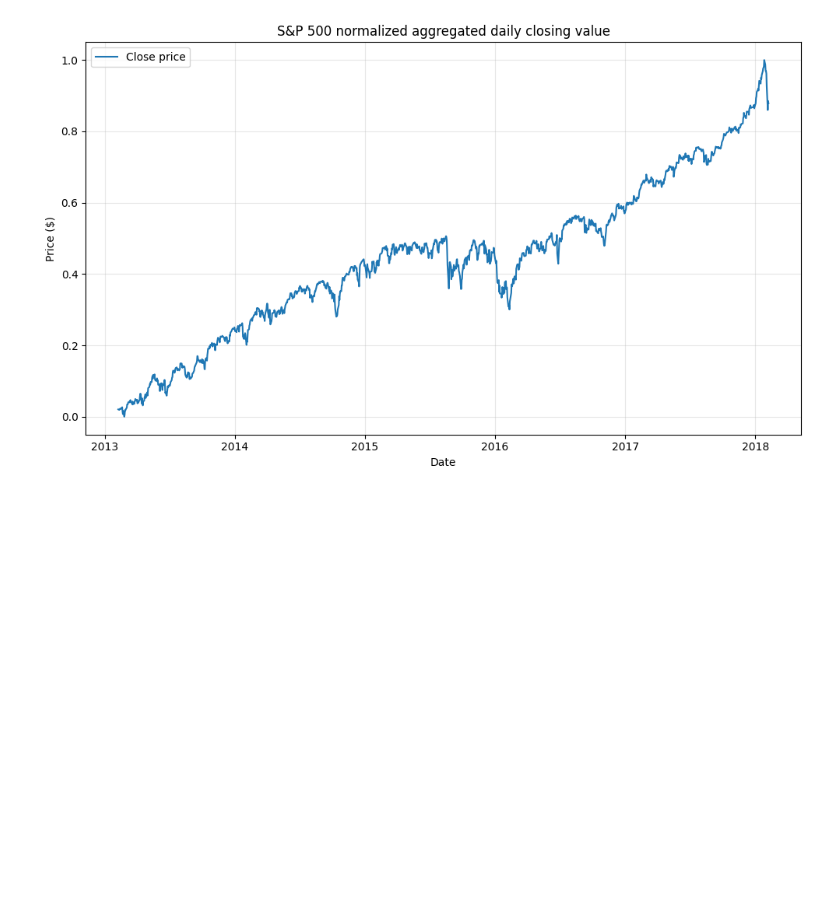
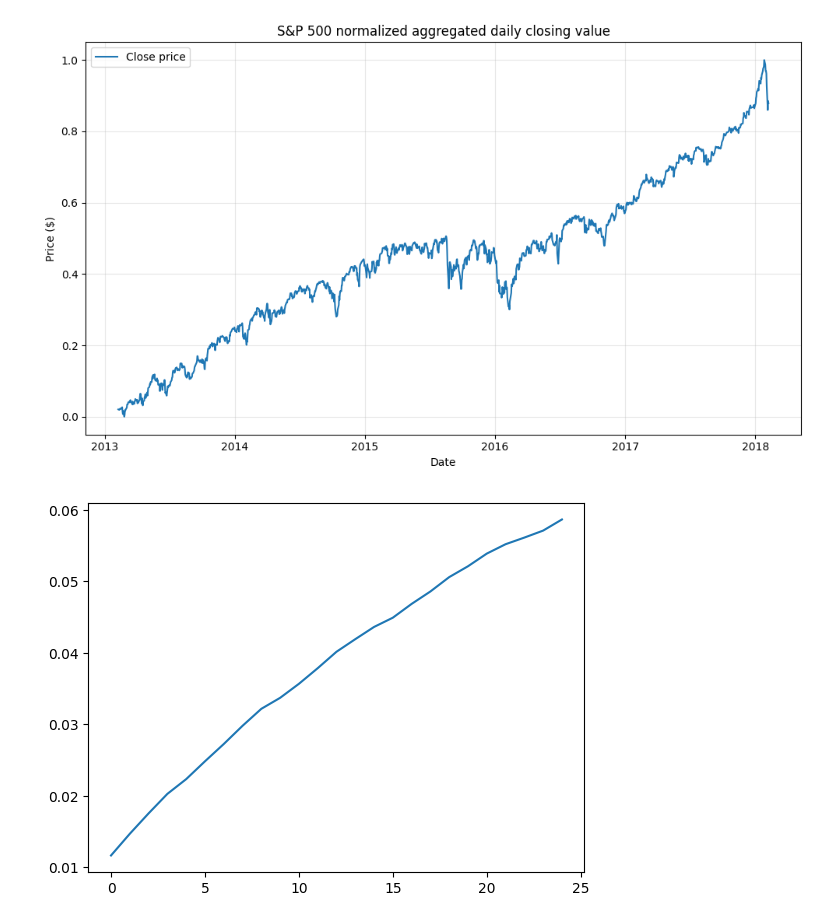
Before and after one commit to mariomeendezz/Multivariate-Forecasting-with-Quantum-Reservoirs, a Jupyter notebook: main.ipynb, the cells around one changed output. Saved outputs shown, nothing was run; the diff lists cells and outputs as text; code cells hidden in the pictures; blank space fills up the shorter version.

```diff
--- a/main.ipynb
+++ b/main.ipynb
@@ -111,6 +113,7 @@ Number of days in the dataset: 1259
 
 # Data and parameters
 data = df["close"]
+data = np.asarray(data, dtype=np.float64).reshape(-1)
 window_size = 4
 horizon_size = 25
 
@@ -175,5 +178,28 @@ for i in range(n_qubits):
 
 # Evolution operator
 U = (-1j * H * virtual_dt).expm()
+# %%
+# ===============================================================
+# DEFINE A FUNCTION TO CREATE THE TRAINING SEQUENCES
+# ===============================================================
+
+def create_training_sequences(
+    reservoir_features: np.ndarray,
+    data: np.ndarray,
+    train_end: int,
+    window_size: int,
+    horizon_size: int
+) -> tuple[np.ndarray, np.ndarray]:
+  """
+  Creates the training sequences for the lineal readout.
+  """
+  X_train = []
+  y_train = []
+
+  for i in range(train_end - window_size -  horizon_size + 2):
+    X_train.append(reservoir_features[i : i + window_size].reshape(-1))
+    y_train.append(data[i + window_size: i + window_size + horizon_size])
+
+  return np.array(X_train), np.array(y_train)
 # %%
 # ===============================================================
@@ -216,0 +288,7 @@ for t in range(1100, 1200):
+# %%
+mae_values = np.array([v['mae'] for v in results.values()])
+mean_forecast_step = np.mean(mae_values, axis=0).reshape(-1)
+plt.plot(mean_forecast_step)
+plt.show()
+# %% [output]
+[figure, added]
```
Also changed, not shown: parts of 4 cells of this notebook.
